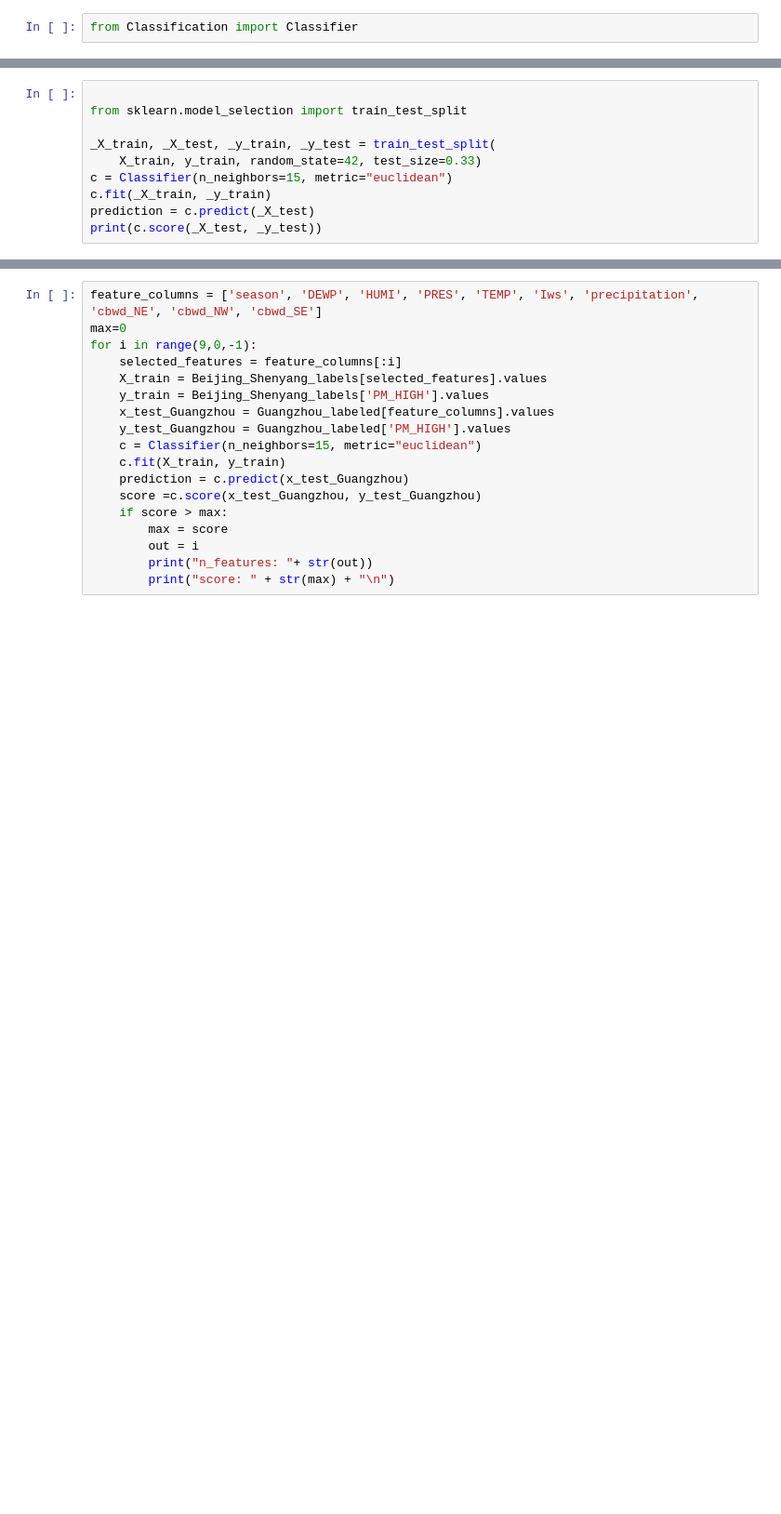
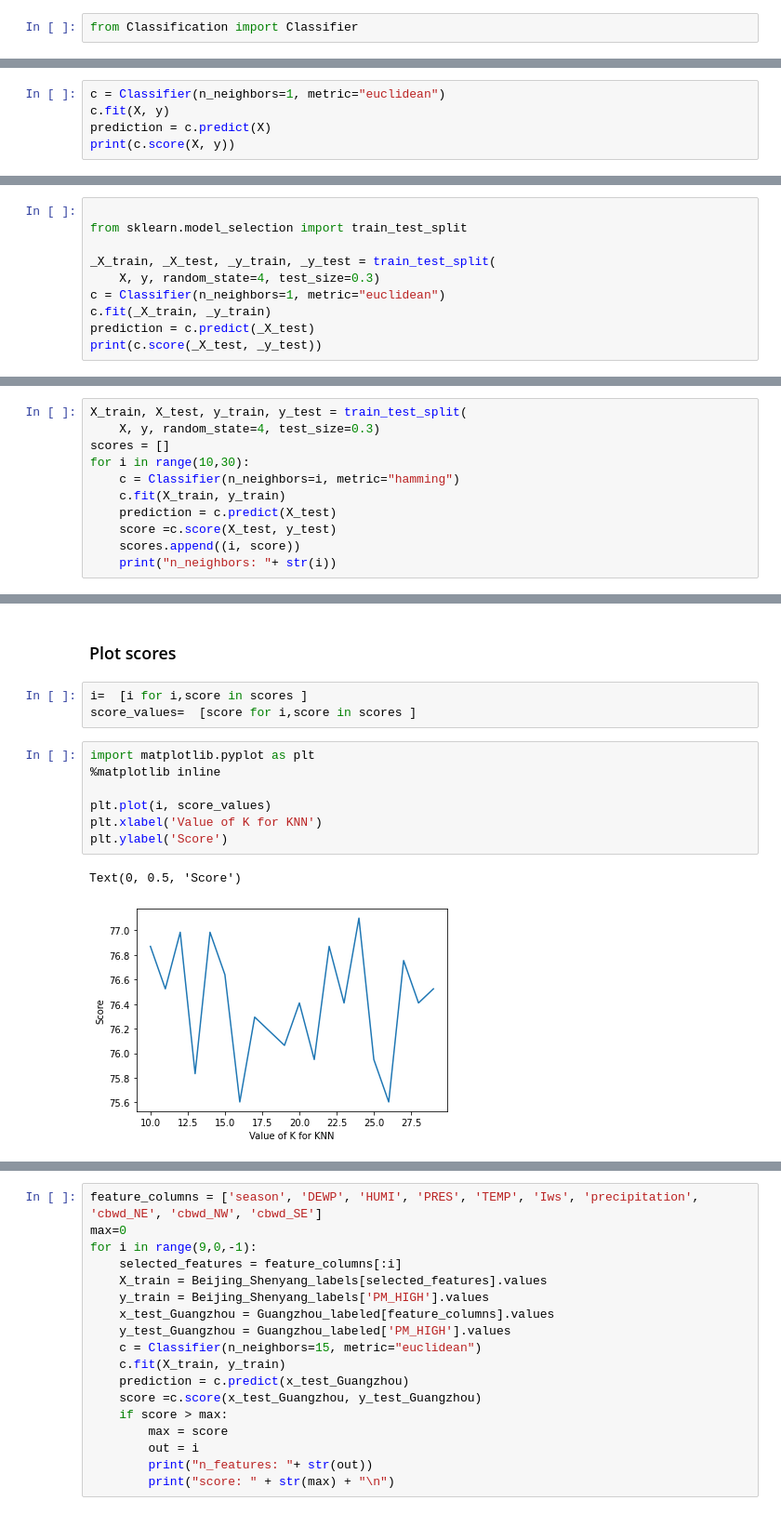
Before and after one commit to sinadarbouy/KNN-Chinese-Cities, a Jupyter notebook: Untitled.ipynb, the cells around one changed output, grey strips where cells are left out. Shown at 93% size. Drawn from its saved outputs; the diff is of its cells as text; blank space fills up the shorter version.

Commit message:
add test training

```diff
--- a/Untitled.ipynb
+++ b/Untitled.ipynb
@@ -76,0 +87,5 @@ from Classification import Classifier
+# %%
+c = Classifier(n_neighbors=1, metric="euclidean")
+c.fit(X, y)
+prediction = c.predict(X)
+print(c.score(X, y))
@@ -79,8 +100,8 @@ from Classification import Classifier
 from sklearn.model_selection import train_test_split
 
 _X_train, _X_test, _y_train, _y_test = train_test_split(
-    X_train, y_train, random_state=42, test_size=0.33)
-c = Classifier(n_neighbors=15, metric="euclidean")
+    X, y, random_state=4, test_size=0.3)
+c = Classifier(n_neighbors=1, metric="euclidean")
 c.fit(_X_train, _y_train)
 prediction = c.predict(_X_test)
 print(c.score(_X_test, _y_test))
@@ -88,0 +114,11 @@ print(c.score(_X_test, _y_test))
+# %%
+X_train, X_test, y_train, y_test = train_test_split(
+    X, y, random_state=4, test_size=0.3)
+scores = []
+for i in range(10,30):
+    c = Classifier(n_neighbors=i, metric="hamming")
+    c.fit(X_train, y_train)
+    prediction = c.predict(X_test)
+    score =c.score(X_test, y_test)
+    scores.append((i, score))
+    print("n_neighbors: "+ str(i))
@@ -88,0 +146,15 @@ print(c.score(_X_test, _y_test))
+# %% [markdown]
+### Plot scores
+# %%
+i=  [i for i,score in scores ]
+score_values=  [score for i,score in scores ]
+# %%
+import matplotlib.pyplot as plt
+%matplotlib inline
+
+plt.plot(i, score_values)
+plt.xlabel('Value of K for KNN')
+plt.ylabel('Score')
+# %% [output]
+Text(0, 0.5, 'Score')
+[figure, added]
```
Also changed, not shown: parts of 21 cells of this notebook, 1 other file.
